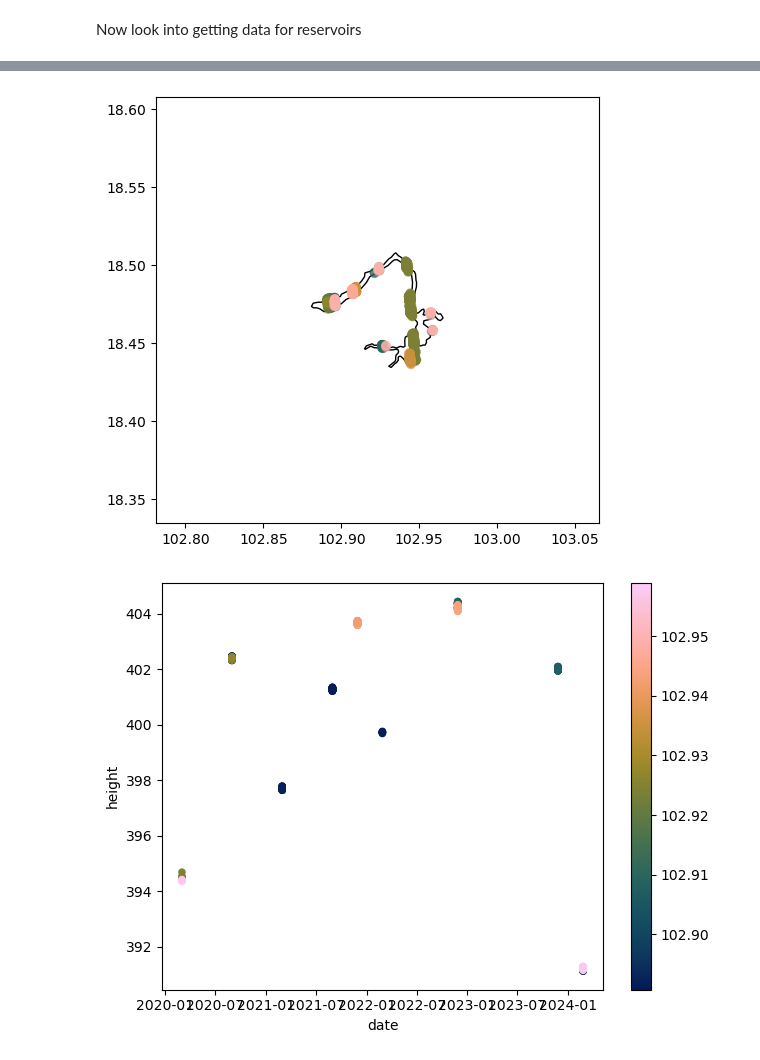
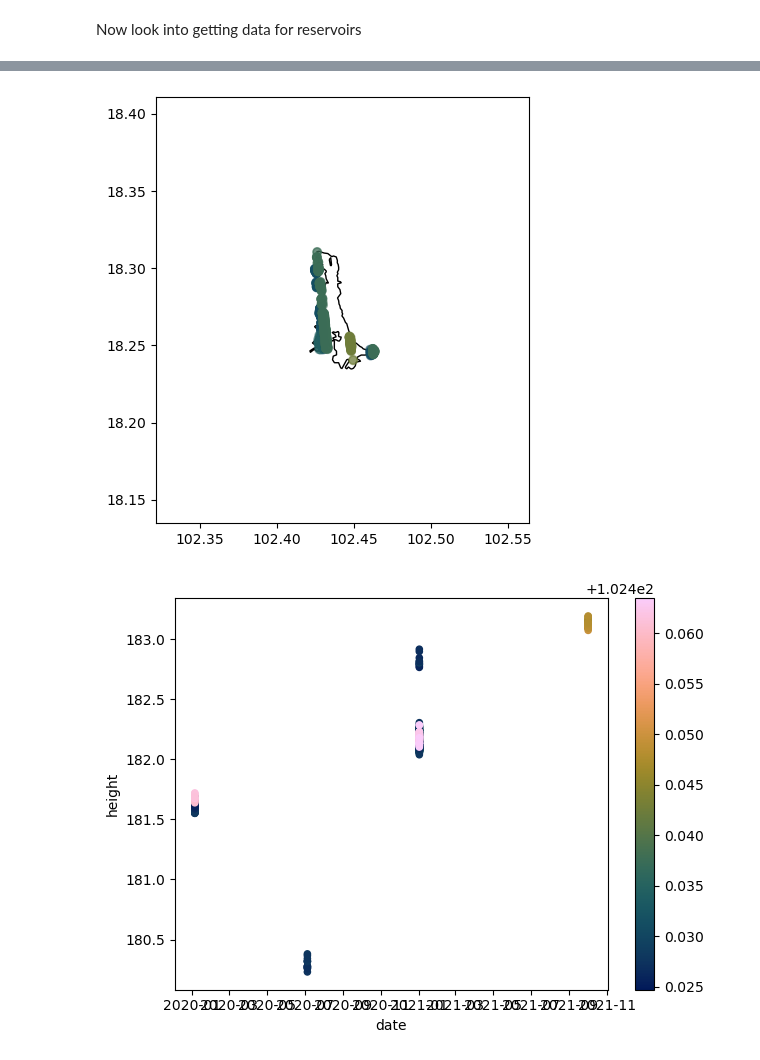
Before and after one commit to DHI/HydroEO, a Jupyter notebook: notebooks/project_test.ipynb, the cells around one changed output, grey strips where cells are left out. Saved outputs shown, nothing was run; the diff lists cells and outputs as text; code cells hidden in the pictures.

```diff
--- a/notebooks/project_test.ipynb
+++ b/notebooks/project_test.ipynb
@@ -59,0 +55,4 @@ project.load_river_grid(visualize=True)
+# %%
+project.rivers.make_grid()
+project.rivers.load_grid()
+project.rivers.visualize_grid()
@@ -64,10 +65,10 @@ Download files for each grid
 # %% [markdown]
 Run some functions to inspect data and see where we have it
 # %%
-#project.extract_river_crossings()
-project.load_river_crossings()
-project.plot_river_crossings()
-project.river_crossings
+#project.rivers.extract_crossings()
+project.rivers.load_crossings()
+project.rivers.map_all_crossings()
+project.rivers.crossings
 # %% [output]
 [figure]
 |  | height | lat | lon | date | wb_type | wb_size | wb_id | dem | sat_frac_t | beam | ... |
@@ -98,5 +96,0 @@ Now look into getting data for reservoirs
-# %%
-#project.extract_reservoir_crossings()
-project.load_reservoir_crossings()
-project.plot_reservoir_crossings()
-project.reservoir_crossings
@@ -117,0 +101,5 @@ project.reservoir_crossings
+# %%
+project.reservoirs.extract_crossings()
+project.reservoirs.load_crossings()
+project.reservoirs.map_all_crossings()
+project.reservoirs.crossings
@@ -118,8 +121,8 @@ project.reservoir_crossings
 # %%
 # if we want to investigate a specific reservoir
-id = 8
-project.plot_data_by_reservoir(id)
-project.plot_timeseries_by_reservoir(id)
+id = 2
+project.reservoirs.map_crossings_by_id(id)
+project.reservoirs.plot_timeseries_by_id(id)
 # %% [output]
-[figure, old version]
+[figure, new version]
-[figure, old version]
+[figure, new version]
```
Also changed, not shown: parts of 14 cells of this notebook, 2 other files.
